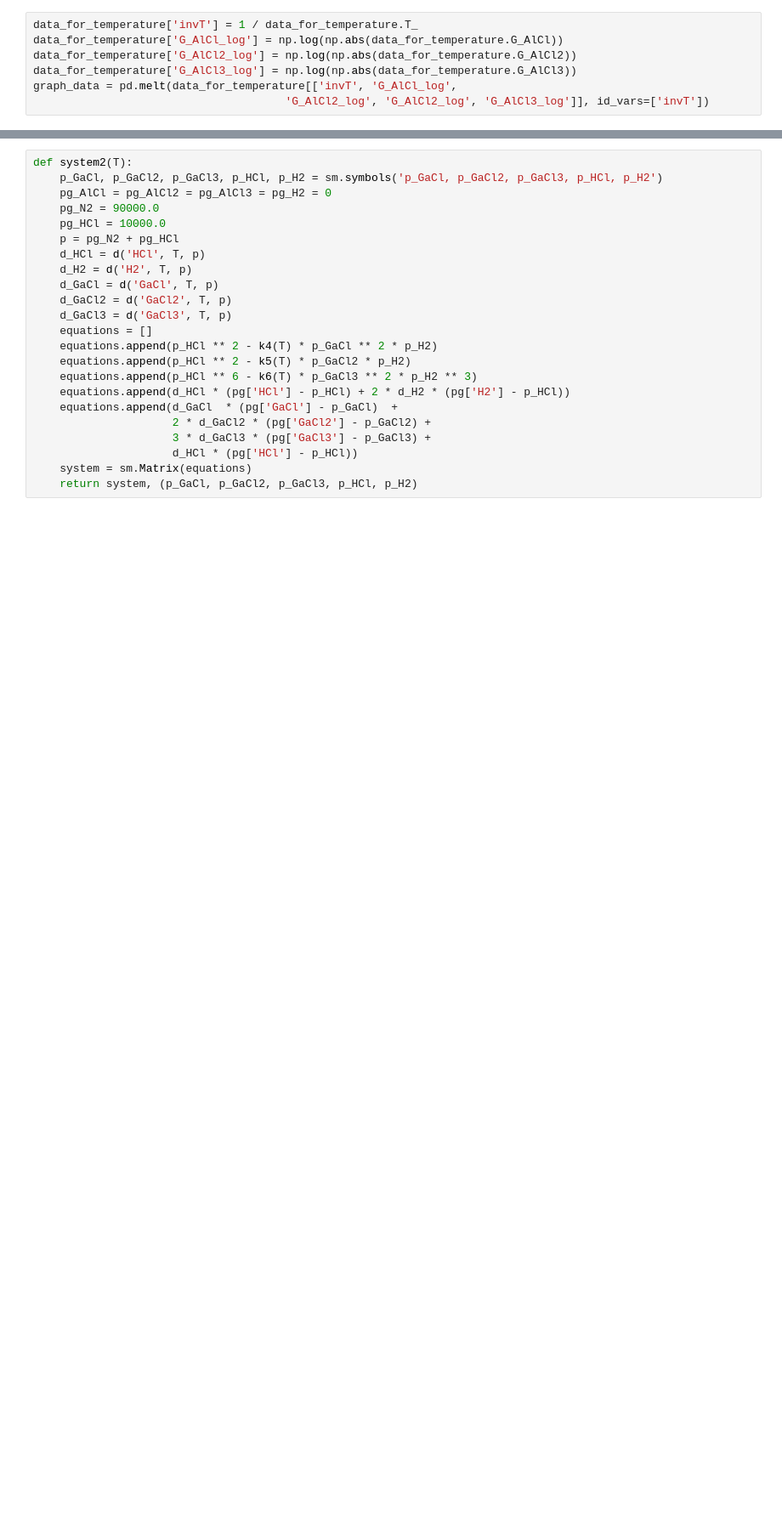
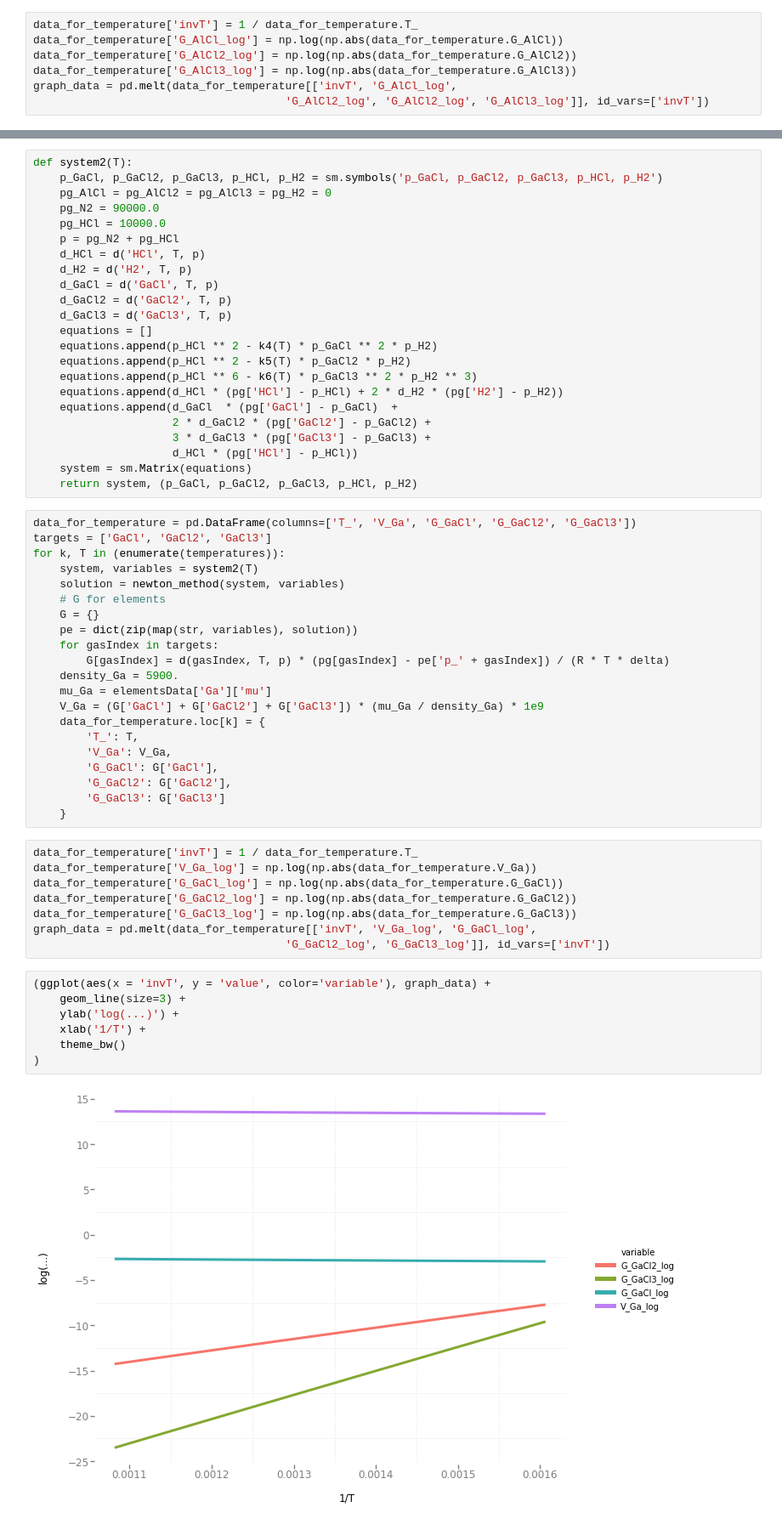
Before and after one commit to pavponn/computational-methods, a Jupyter notebook: course-work/AlganModel.ipynb, the cells around one changed output, grey strips where cells are left out. Shown at 85% size. Cells and saved outputs as stored; diff of their text form; blank space fills up the shorter version.

```diff
--- a/course-work/AlganModel.ipynb
+++ b/course-work/AlganModel.ipynb
@@ -216,10 +224,48 @@ def system2(T):
     equations.append(p_HCl ** 2 - k4(T) * p_GaCl ** 2 * p_H2)
     equations.append(p_HCl ** 2 - k5(T) * p_GaCl2 * p_H2)
     equations.append(p_HCl ** 6 - k6(T) * p_GaCl3 ** 2 * p_H2 ** 3)
-    equations.append(d_HCl * (pg['HCl'] - p_HCl) + 2 * d_H2 * (pg['H2'] - p_HCl))
+    equations.append(d_HCl * (pg['HCl'] - p_HCl) + 2 * d_H2 * (pg['H2'] - p_H2))
     equations.append(d_GaCl  * (pg['GaCl'] - p_GaCl)  +
                      2 * d_GaCl2 * (pg['GaCl2'] - p_GaCl2) +
                      3 * d_GaCl3 * (pg['GaCl3'] - p_GaCl3) +
                      d_HCl * (pg['HCl'] - p_HCl))
     system = sm.Matrix(equations)
     return system, (p_GaCl, p_GaCl2, p_GaCl3, p_HCl, p_H2)
+# %%
+data_for_temperature = pd.DataFrame(columns=['T_', 'V_Ga', 'G_GaCl', 'G_GaCl2', 'G_GaCl3'])
+targets = ['GaCl', 'GaCl2', 'GaCl3']
+for k, T in (enumerate(temperatures)):
+    system, variables = system2(T)
+    solution = newton_method(system, variables)
+    # G for elements
+    G = {}
+    pe = dict(zip(map(str, variables), solution))
+    for gasIndex in targets:
+        G[gasIndex] = d(gasIndex, T, p) * (pg[gasIndex] - pe['p_' + gasIndex]) / (R * T * delta)
+    density_Ga = 5900.
+    mu_Ga = elementsData['Ga']['mu']
+    V_Ga = (G['GaCl'] + G['GaCl2'] + G['GaCl3']) * (mu_Ga / density_Ga) * 1e9
+    data_for_temperature.loc[k] = {
+        'T_': T,
+        'V_Ga': V_Ga,
+        'G_GaCl': G['GaCl'],
+        'G_GaCl2': G['GaCl2'],
+        'G_GaCl3': G['GaCl3']
+    }
+# %%
+data_for_temperature['invT'] = 1 / data_for_temperature.T_
+data_for_temperature['V_Ga_log'] = np.log(np.abs(data_for_temperature.V_Ga))
+data_for_temperature['G_GaCl_log'] = np.log(np.abs(data_for_temperature.G_GaCl))
+data_for_temperature['G_GaCl2_log'] = np.log(np.abs(data_for_temperature.G_GaCl2))
+data_for_temperature['G_GaCl3_log'] = np.log(np.abs(data_for_temperature.G_GaCl3))
+graph_data = pd.melt(data_for_temperature[['invT', 'V_Ga_log', 'G_GaCl_log',
+                                      'G_GaCl2_log', 'G_GaCl3_log']], id_vars=['invT'])
+# %%
+(ggplot(aes(x = 'invT', y = 'value', color='variable'), graph_data) +
+    geom_line(size=3) +
+    ylab('log(...)') +
+    xlab('1/T') +
+    theme_bw()
+)
+# %% [output]
+[figure, added]
```
Also changed, not shown: parts of 4 cells of this notebook.
